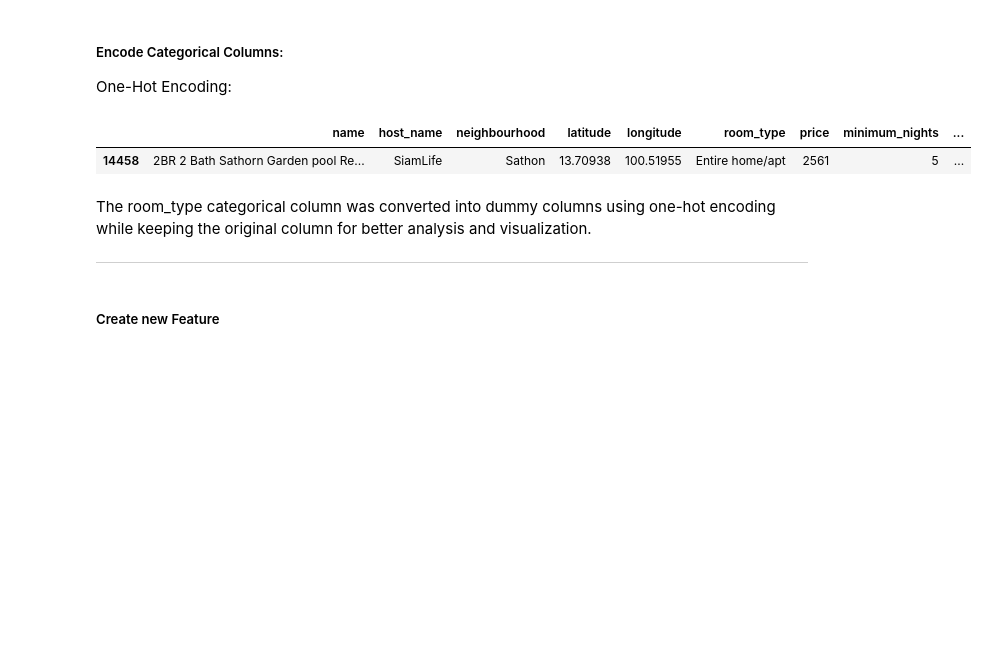
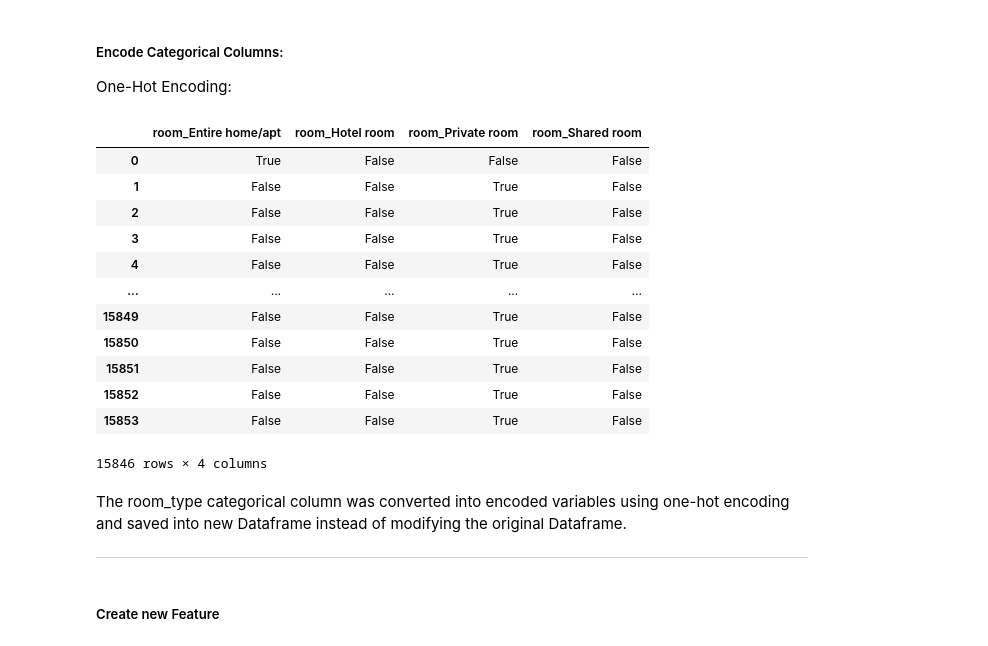
Before and after one commit to sg-333/Airbnb-DA, a Jupyter notebook: project.ipynb, the cells around one changed output. Drawn from its saved outputs; the diff is of its cells as text; code cells hidden in the pictures; blank space fills up the shorter version.

```diff
--- a/project.ipynb
+++ b/project.ipynb
@@ -180,3 +179,8 @@ No null values remaining.
 df.duplicated().sum()
 # %% [output]
 np.int64(7)
+# %%
+# Dropping all the duplicated rows while keeping the first values
+df = df.drop_duplicates()
+# Ensuring no duplicated values left
+df.duplicated().sum()
@@ -255,15 +259,25 @@ We also remove the rows with price marked at zero(0). Since, price cannot be zer
 One-Hot Encoding:
 # %%
 # Encoding the room_type column using one-hot encoding
-dummies = pd.get_dummies(df['room_type'], prefix='room')
-df = pd.concat([df, dummies], axis=1) # Joining the encoded column in original data so that original column is preserved
-
-df.sample()
+encode_col = pd.get_dummies(df['room_type'], prefix='room')
+encode_col = pd.DataFrame(encode_col)
+encode_col
 # %% [output]
-|  | name | host_name | neighbourhood | latitude | longitude | room_type | price | minimum_nights | ... |
-| 14458 | 2BR 2 Bath Sathorn Garden pool Re... | SiamLife | Sathon | 13.70938 | 100.51955 | Entire home/apt | 2561 | 5 | ... |
+|  | room_Entire home/apt | room_Hotel room | room_Private room | room_Shared room |
+| 0 | True | False | False | False |
+| 1 | False | False | True | False |
+| 2 | False | False | True | False |
+| 3 | False | False | True | False |
+| 4 | False | False | True | False |
+| ... | ... | ... | ... | ... |
+| 15849 | False | False | True | False |
+| 15850 | False | False | True | False |
+| 15851 | False | False | True | False |
+| 15852 | False | False | True | False |
+| 15853 | False | False | True | False |
+15846 rows × 4 columns
 # %% [markdown]
-The room_type categorical column was converted into dummy columns using one-hot encoding while keeping the original column for better analysis and visualization.
+The room_type categorical column was converted into encoded variables using one-hot encoding and saved into new Dataframe instead of modifying the original Dataframe.
 
 ---
 # %% [markdown]
```
Also changed, not shown: parts of 26 cells of this notebook.
